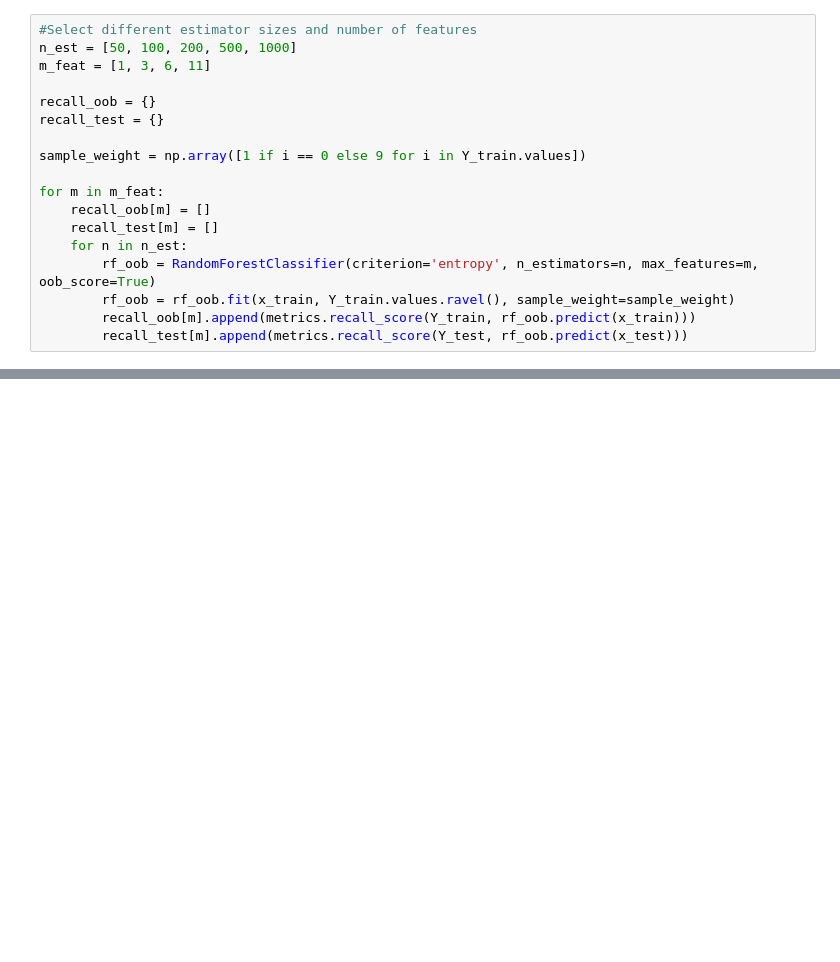
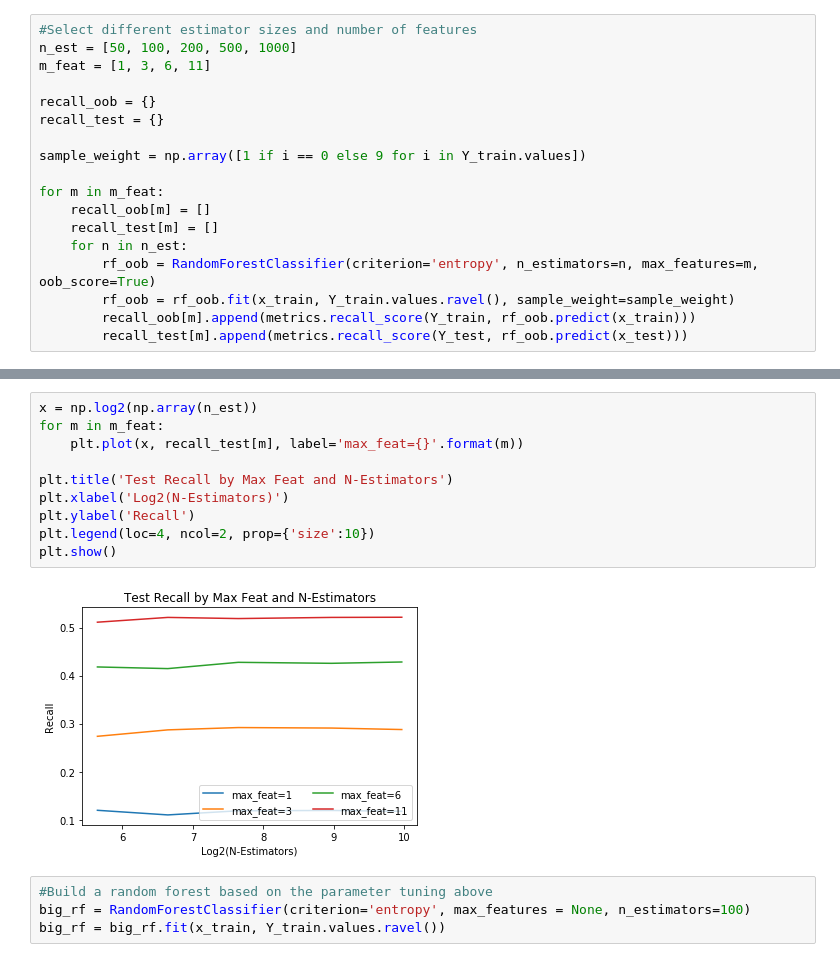
Before and after one commit to ksenialearn/hospitalization_forecast, a Jupyter notebook: random_forest.ipynb, the cells around one changed output, grey strips where cells are left out. Drawn from its saved outputs; the diff is of its cells as text; blank space fills up the shorter version.

```diff
--- a/random_forest.ipynb
+++ b/random_forest.ipynb
@@ -185,0 +207,16 @@ sample_weight = np.array([5 if i == 0 else 1 for i in Y_train])
+# %%
+x = np.log2(np.array(n_est))
+for m in m_feat:
+    plt.plot(x, recall_test[m], label='max_feat={}'.format(m))
+
+plt.title('Test Recall by Max Feat and N-Estimators')
+plt.xlabel('Log2(N-Estimators)')
+plt.ylabel('Recall')
+plt.legend(loc=4, ncol=2, prop={'size':10})
+plt.show()
+# %% [output]
+[figure, added]
+# %%
+#Build a random forest based on the parameter tuning above
+big_rf = RandomForestClassifier(criterion='entropy', max_features = None, n_estimators=100)
+big_rf = big_rf.fit(x_train, Y_train.values.ravel())
```
Also changed, not shown: parts of 20 cells of this notebook, 1 other file.
